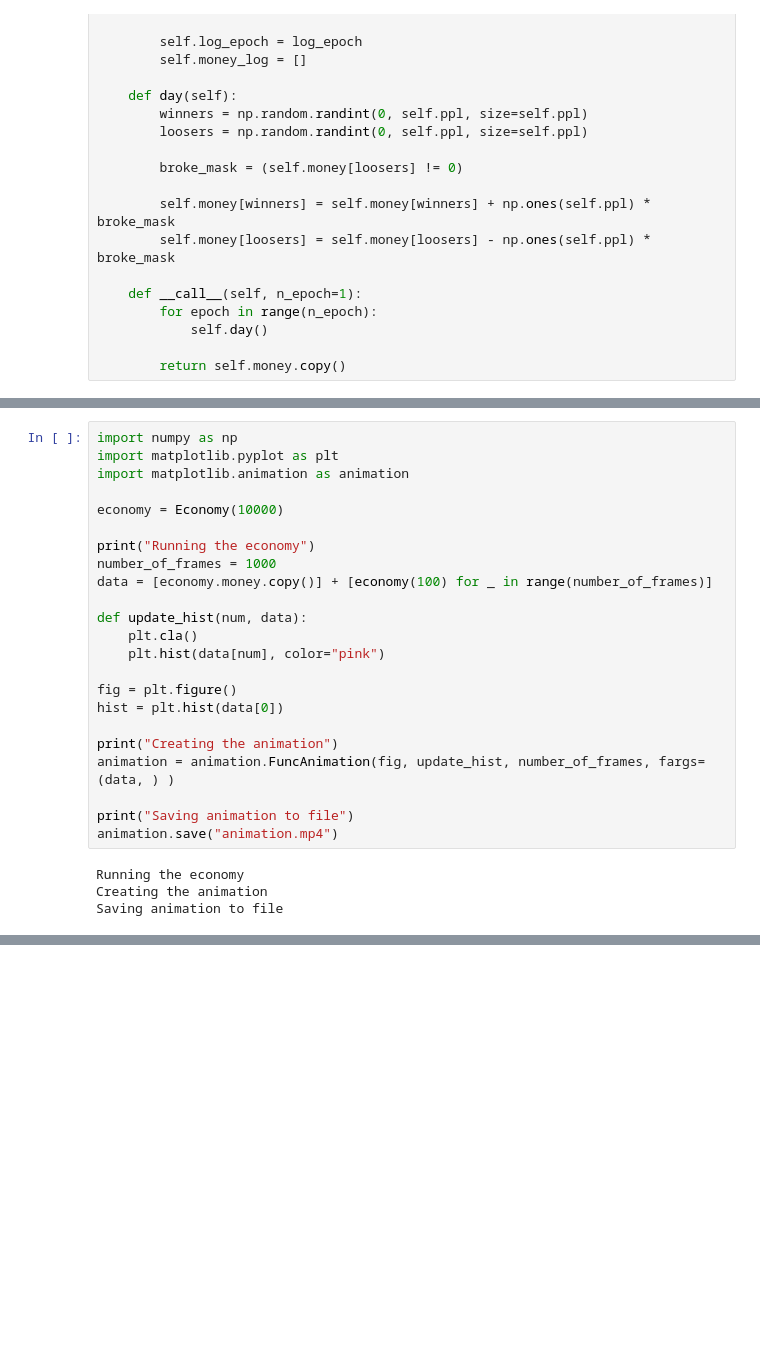
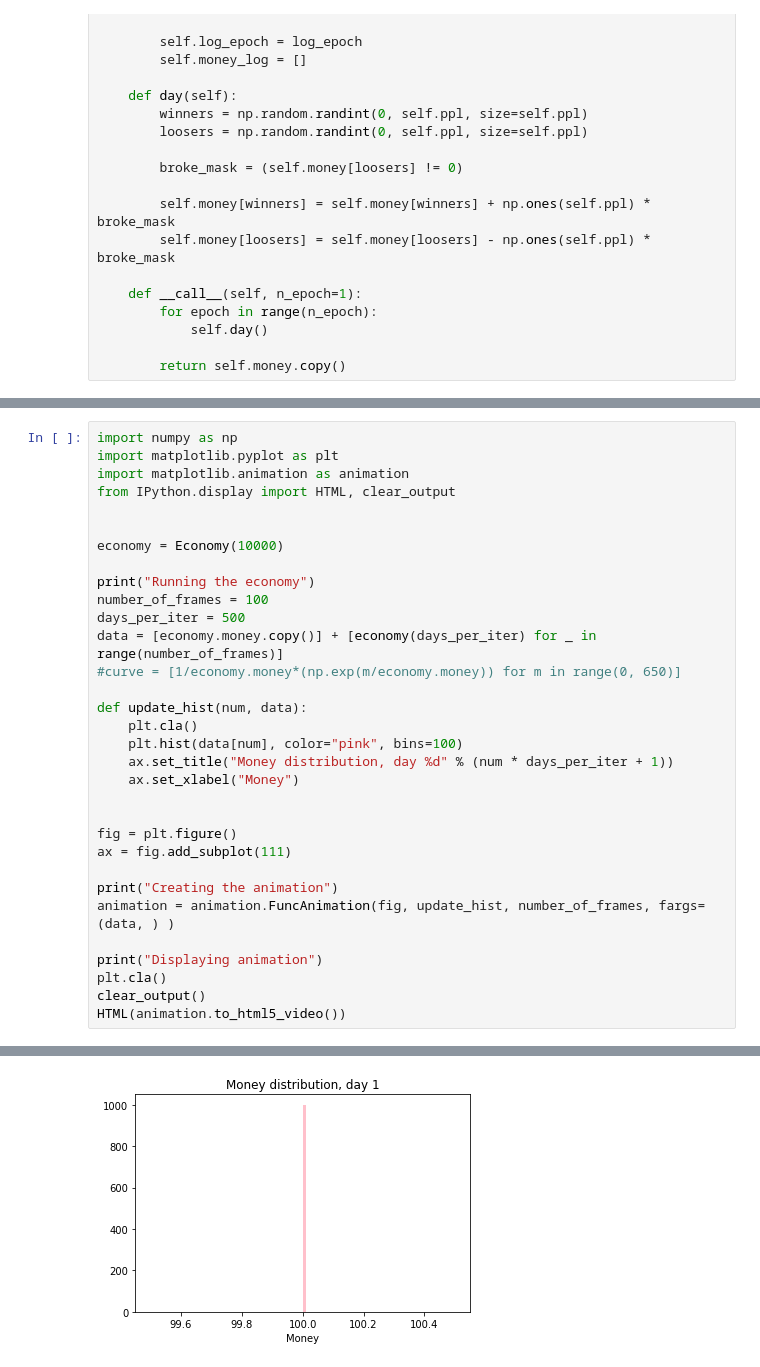
Before and after one commit to invisible-defects/social-inequality-kinetics, a Jupyter notebook: social-inequality-kinetics.ipynb, the cells around one changed output, grey strips where cells are left out. Drawn from its saved outputs; the diff is of its cells as text; blank space fills up the shorter version.

Commit message:
added video creation

```diff
--- a/social-inequality-kinetics.ipynb
+++ b/social-inequality-kinetics.ipynb
@@ -32,26 +32,32 @@ money_log = econ(100000)
 import numpy as np
 import matplotlib.pyplot as plt
 import matplotlib.animation as animation
+from IPython.display import HTML, clear_output
+
 
 economy = Economy(10000)
 
 print("Running the economy")
-number_of_frames = 1000
-data = [economy.money.copy()] + [economy(100) for _ in range(number_of_frames)]
+number_of_frames = 100
+days_per_iter = 500
+data = [economy.money.copy()] + [economy(days_per_iter) for _ in range(number_of_frames)]
+#curve = [1/economy.money*(np.exp(m/economy.money)) for m in range(0, 650)]
 
 def update_hist(num, data):
     plt.cla()
-    plt.hist(data[num], color="pink")
+    plt.hist(data[num], color="pink", bins=100)
+    ax.set_title("Money distribution, day %d" % (num * days_per_iter + 1))
+    ax.set_xlabel("Money")
+
 
 fig = plt.figure()
-hist = plt.hist(data[0])
+ax = fig.add_subplot(111)
 
 print("Creating the animation")
 animation = animation.FuncAnimation(fig, update_hist, number_of_frames, fargs=(data, ) )
 
-print("Saving animation to file")
-animation.save("animation.mp4")
+print("Displaying animation")
+plt.cla()
+clear_output()
+HTML(animation.to_html5_video())
 # %% [output]
-Running the economy
-Creating the animation
-Saving animation to file
@@ -57,0 +65 @@ Saving animation to file
+[figure, added]
```
Also changed, not shown: parts of 4 cells of this notebook.
